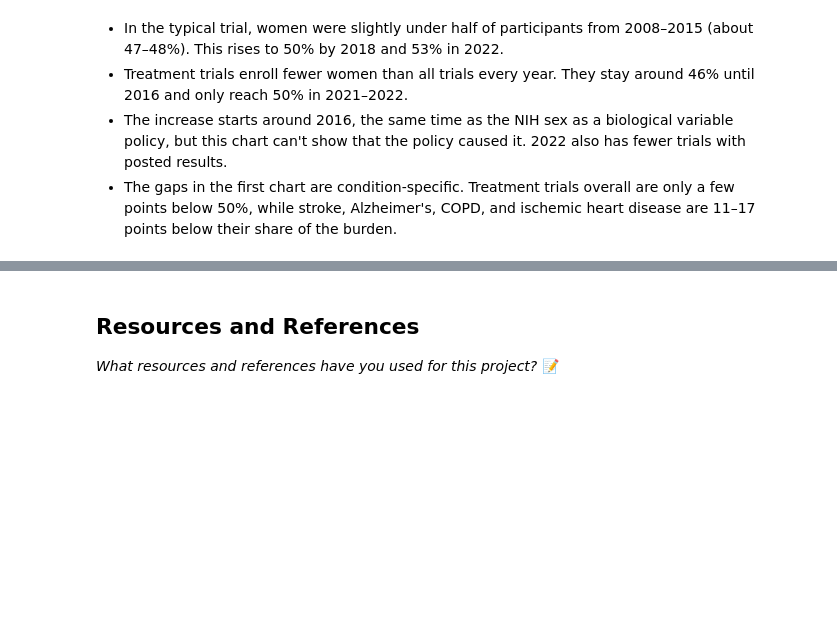
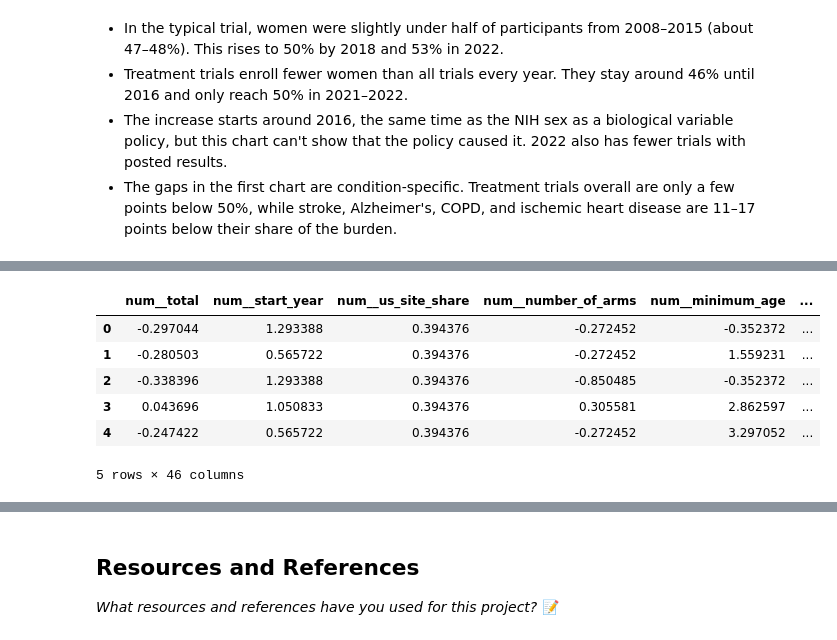
Before and after one commit to IT4063C-Fall2026/data-tech-analytics-final-project-smithmaria, a Jupyter notebook: source.ipynb, the cells around one changed output, grey strips where cells are left out. Cells and saved outputs as stored; diff of their text form; code cells hidden in the pictures; blank space fills up the shorter version.

```diff
--- a/source.ipynb
+++ b/source.ipynb
@@ -964,0 +1126,14 @@ fig.show()
+# %%
+from sklearn.model_selection import StratifiedShuffleSplit
+
+split = StratifiedShuffleSplit(n_splits=1, test_size=0.2, random_state=42)
+for train_index, test_index in split.split(ml, ml["cause_name"]):
+    train_set = ml.loc[train_index]
+    test_set = ml.loc[test_index]
+
+X_train = train_set.drop(columns=["nct_id", "gap"])
+y_train = train_set["gap"].copy()
+X_test = test_set.drop(columns=["nct_id", "gap"])
+y_test = test_set["gap"].copy()
+
+print(f"{len(X_train):,} training rows, {len(X_test):,} test rows")
@@ -964,0 +1147,33 @@ fig.show()
+# %%
+from sklearn.pipeline import Pipeline
+from sklearn.compose import ColumnTransformer
+from sklearn.impute import SimpleImputer
+from sklearn.preprocessing import StandardScaler, OneHotEncoder
+
+num_features = ["total", "start_year", "us_site_share", "number_of_arms", "minimum_age", "maximum_age"]
+cat_features = ["cause_name", "phase", "agency_class", "gender", "allocation", "masking"]
+
+num_pipeline = Pipeline([
+    ("imputer", SimpleImputer(strategy="median")),
+    ("scaler", StandardScaler()),
+])
+cat_pipeline = Pipeline([
+    ("imputer", SimpleImputer(strategy="most_frequent")),
+    ("one-hot-encode", OneHotEncoder()),
+])
+full_pipeline = ColumnTransformer([
+    ("num", num_pipeline, num_features),
+    ("cat", cat_pipeline, cat_features),
+])
+
+X_train_clean = full_pipeline.fit_transform(X_train)
+X_train_clean = pd.DataFrame(X_train_clean.toarray(), columns=full_pipeline.get_feature_names_out())
+X_train_clean.head()
+# %% [output]
+|  | num__total | num__start_year | num__us_site_share | num__number_of_arms | num__minimum_age | ... |
+| 0 | -0.297044 | 1.293388 | 0.394376 | -0.272452 | -0.352372 | ... |
+| 1 | -0.280503 | 0.565722 | 0.394376 | -0.272452 | 1.559231 | ... |
+| 2 | -0.338396 | 1.293388 | 0.394376 | -0.850485 | -0.352372 | ... |
+| 3 | 0.043696 | 1.050833 | 0.394376 | 0.305581 | 2.862597 | ... |
+| 4 | -0.247422 | 0.565722 | 0.394376 | -0.272452 | 3.297052 | ... |
+5 rows × 46 columns
```
Also changed, not shown: parts of 21 cells of this notebook, 2 other files.
